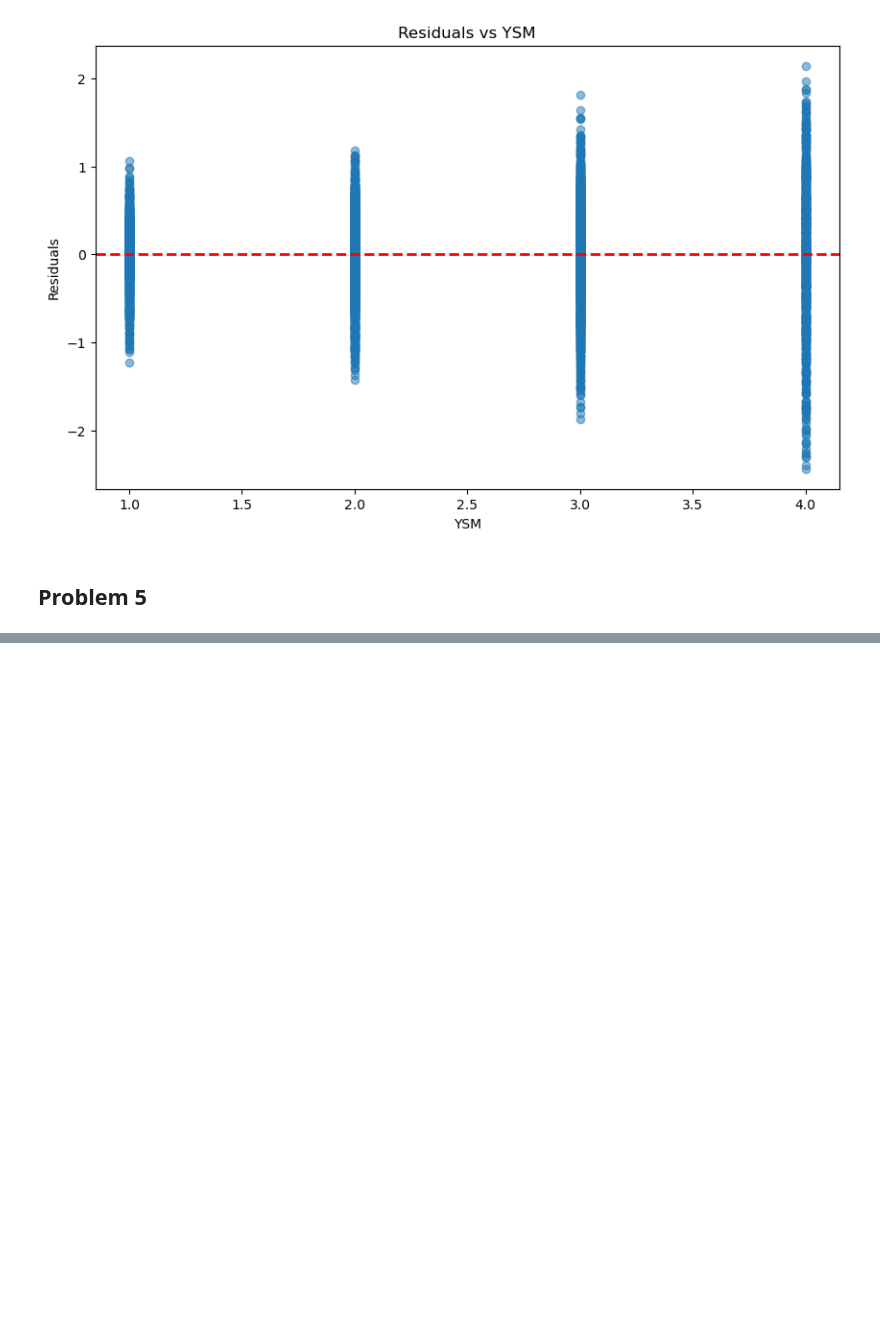
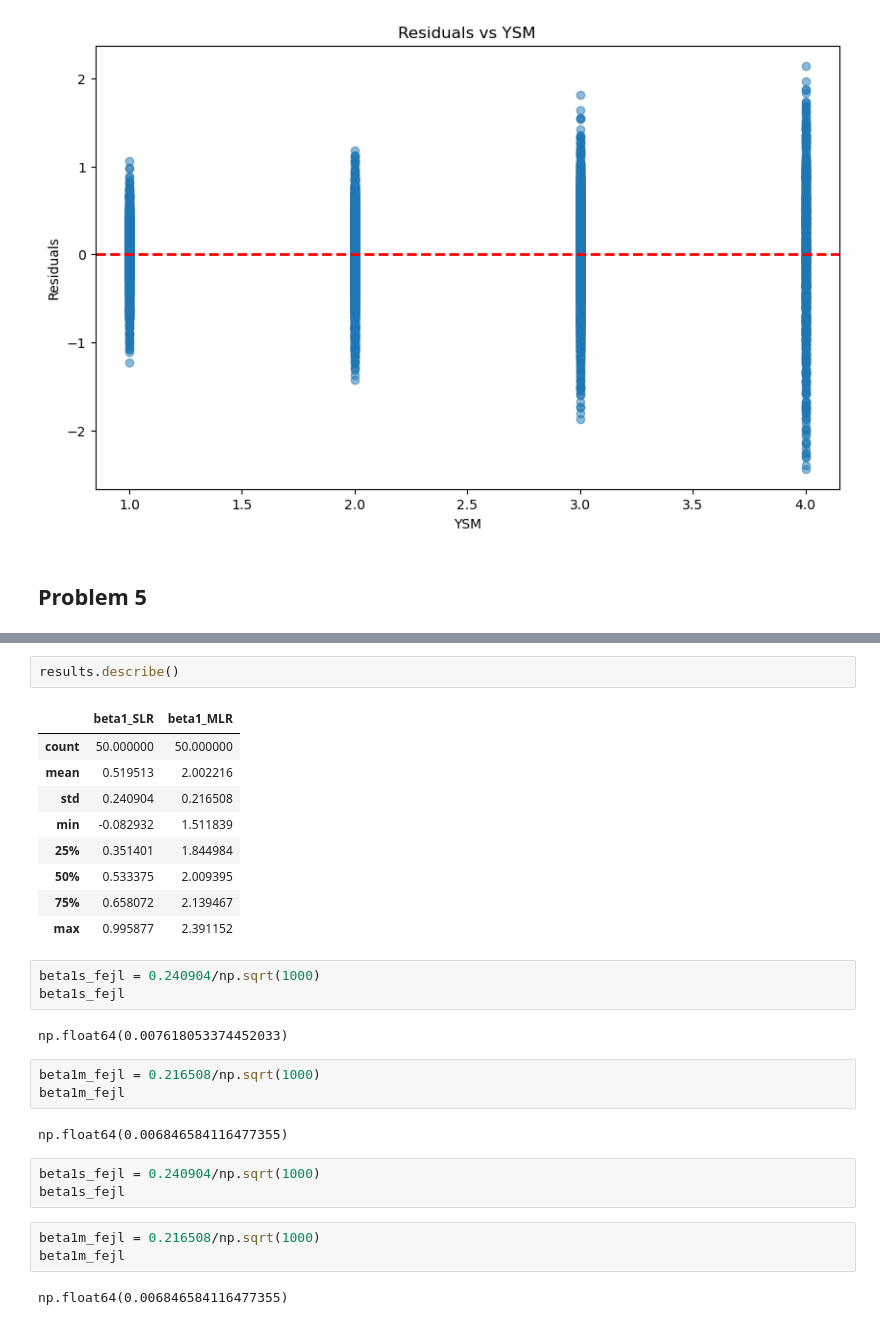
Before and after one commit to Rawlpluks/Afleveringer, a Jupyter notebook: A2/A2.ipynb, the cells around one changed output, grey strips where cells are left out. Saved outputs shown, nothing was run; the diff lists cells and outputs as text; blank space fills up the shorter version.

```diff
--- a/A2/A2.ipynb
+++ b/A2/A2.ipynb
@@ -314,0 +317,30 @@ NameError: name 'sm' is not defined
+# %%
+results.describe()
+# %% [output]
+|  | beta1_SLR | beta1_MLR |
+| count | 50.000000 | 50.000000 |
+| mean | 0.519513 | 2.002216 |
+| std | 0.240904 | 0.216508 |
+| min | -0.082932 | 1.511839 |
+| 25% | 0.351401 | 1.844984 |
+| 50% | 0.533375 | 2.009395 |
+| 75% | 0.658072 | 2.139467 |
+| max | 0.995877 | 2.391152 |
+# %%
+beta1s_fejl = 0.240904/np.sqrt(1000)
+beta1s_fejl
+# %% [output]
+np.float64(0.007618053374452033)
+# %%
+beta1m_fejl = 0.216508/np.sqrt(1000)
+beta1m_fejl
+# %% [output]
+np.float64(0.006846584116477355)
+# %%
+beta1s_fejl = 0.240904/np.sqrt(1000)
+beta1s_fejl
+# %%
+beta1m_fejl = 0.216508/np.sqrt(1000)
+beta1m_fejl
+# %% [output]
+np.float64(0.006846584116477355)
```
Also changed, not shown: parts of 6 cells of this notebook.
